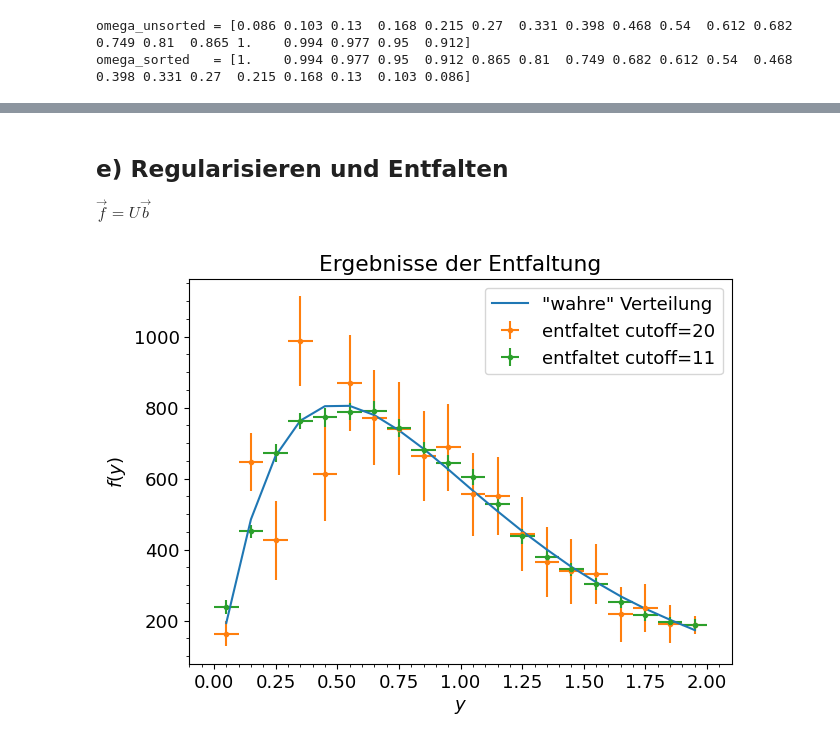
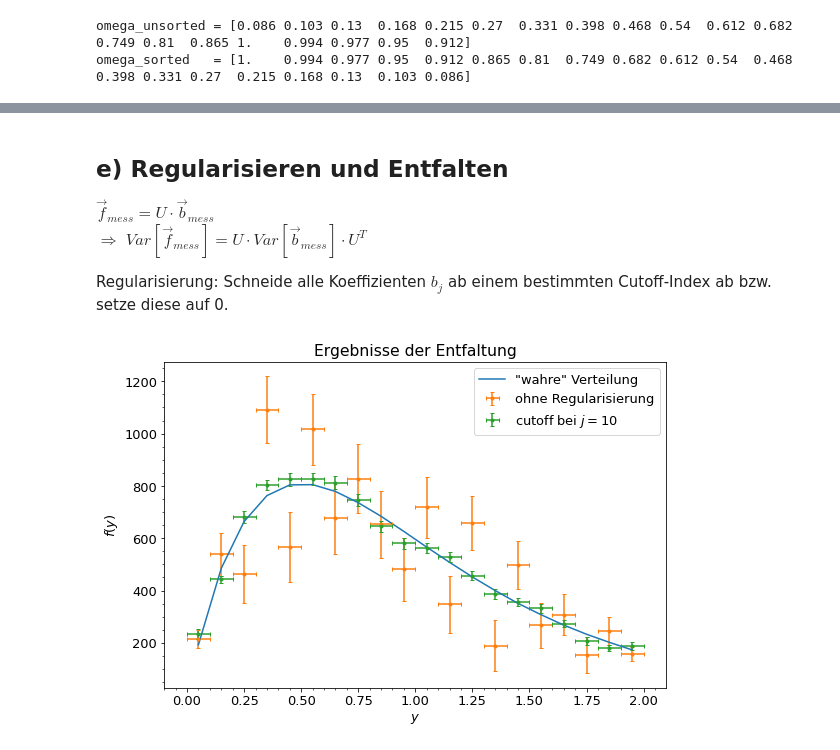
Before and after one commit to NicoJG/SMD, a Jupyter notebook: SMD_B/blatt19/blatt19.ipynb, the cells around one changed output, grey strips where cells are left out. Cells and saved outputs as stored; diff of their text form; code cells hidden in the pictures.

```diff
--- a/SMD_B/blatt19/blatt19.ipynb
+++ b/SMD_B/blatt19/blatt19.ipynb
@@ -85,6 +98,6 @@ $\Rightarrow$ Die Varianz von $\vec{g}$ ist $Var[\vec{g}] = \vec{\lambda}$
 # %%
-def simulate_g(f, A, rng):
-    lam = A @ f
+def simulate_g(f_true, A, rng):
+    lam = A @ f_true
     g = rng.poisson(lam)
     return g, lam
 # %%
@@ -219,35 +304,44 @@ plt.show()
 # %% [markdown]
 ## e) Regularisieren und Entfalten
 
-$\vec{f} = U \vec{b}$
+$\vec{f}_{mess} = U \cdot \vec{b}_{mess}$
+$\Rightarrow$ $Var[\vec{f}_{mess}] = U \cdot Var[\vec{b}_{mess}] \cdot U^T$
+
+Regularisierung: Schneide alle Koeffizienten $b_j$ ab einem bestimmten Cutoff-Index ab bzw. setze diese auf 0.
+# %%
+# unfolding with regularization
+def unfold_b(b, Cov_b, U, cutoff_idx):
+    # regularize via cutoff
+    b_reg = b[:cutoff_idx]
+    Cov_b_reg = Cov_b_sim[:cutoff_idx,:cutoff_idx]
+    U_reg = U[:,:cutoff_idx]
+
+    f_reg = U_reg @ b_reg
+    Cov_f_reg = U_reg @ Cov_b_reg @ U_reg.T
+
+    return f_reg, Cov_f_reg
 # %%
 # unfolding with regularization
-cutoff_idxs = [20,11]
+f_no_reg, Cov_f_no_reg = unfold_b(b_sim, Cov_b_sim, U, cutoff_idx=20)
+Var_f_no_reg = np.diag(Cov_f_no_reg)
 
-f_reg = []
-Cov_f_reg = []
-Var_f_reg = []
-
-for cutoff_idx in cutoff_idxs:
-    U_reg = U[:,:cutoff_idx]
-    b_reg = b_sim[:cutoff_idx]
-    Cov_b_sim_reg = Cov_b_sim[:cutoff_idx,:cutoff_idx]
-
-    f_reg.append( U_reg @ b_reg )
-    Cov_f_reg.append( U_reg @ Cov_b_sim_reg @ U_reg.T)
-    Var_f_reg.append( np.diag(Cov_f_reg[-1]) )
+cutoff_idx = 10
+f_reg, Cov_f_reg = unfold_b(b_sim, Cov_b_sim, U, cutoff_idx)
+Var_f_reg = np.diag(Cov_f_reg)
 # %%
 # plot the resulting distributions
+plt.figure(figsize=(9,6))
 plt.title('Ergebnisse der Entfaltung')
 
 plt.plot(y_centers, f_true, '-', label='"wahre" Verteilung')
 
-for f_sim, Var_f_sim, cutoff_idx in zip(f_reg, Var_f_reg, cutoff_idxs):
-    plt.errorbar(y_centers, f_sim, yerr=np.sqrt(Var_f_sim), xerr=y_diffs/2, fmt='.', label=f'entfaltet cutoff={cutoff_idx}')
+plt.errorbar(y_centers, f_no_reg, yerr=np.sqrt(Var_f_no_reg), xerr=y_diffs/2, fmt='.', capsize=2, label='ohne Regularisierung')
+
+plt.errorbar(y_centers, f_reg, yerr=np.sqrt(Var_f_reg), xerr=y_diffs/2, fmt='.', capsize=2, label=f'cutoff bei $j={cutoff_idx}$')
 
 plt.xlabel('$y$')
 plt.ylabel('$f(y)$')
 plt.legend()
 plt.show()
 # %% [output]
-[figure, old version]
+[figure, new version]
```
Also changed, not shown: parts of 26 cells of this notebook, 1 other file.
